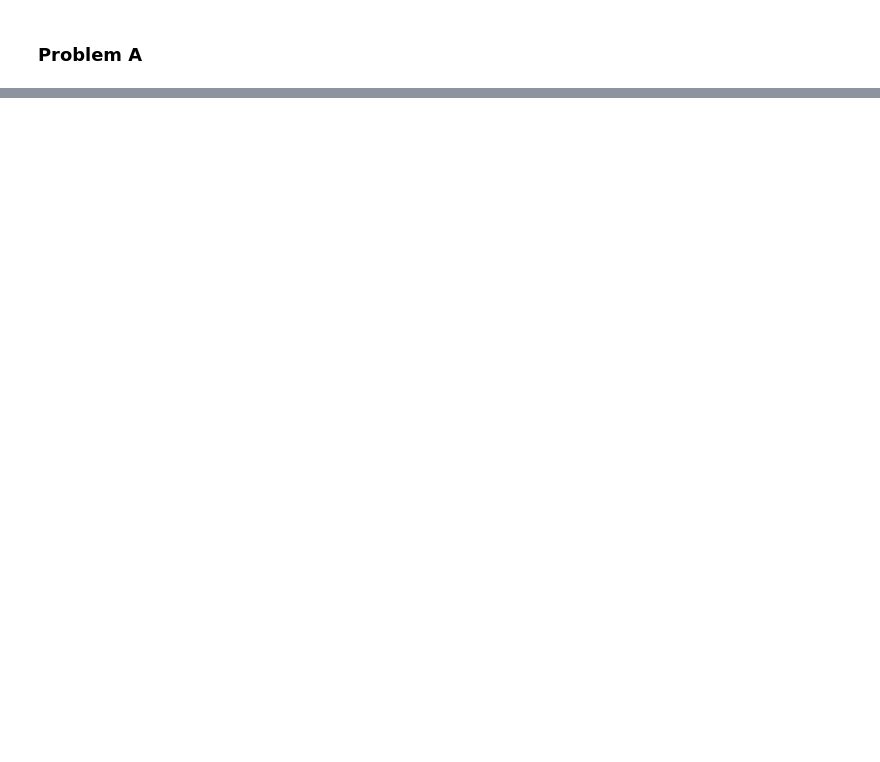
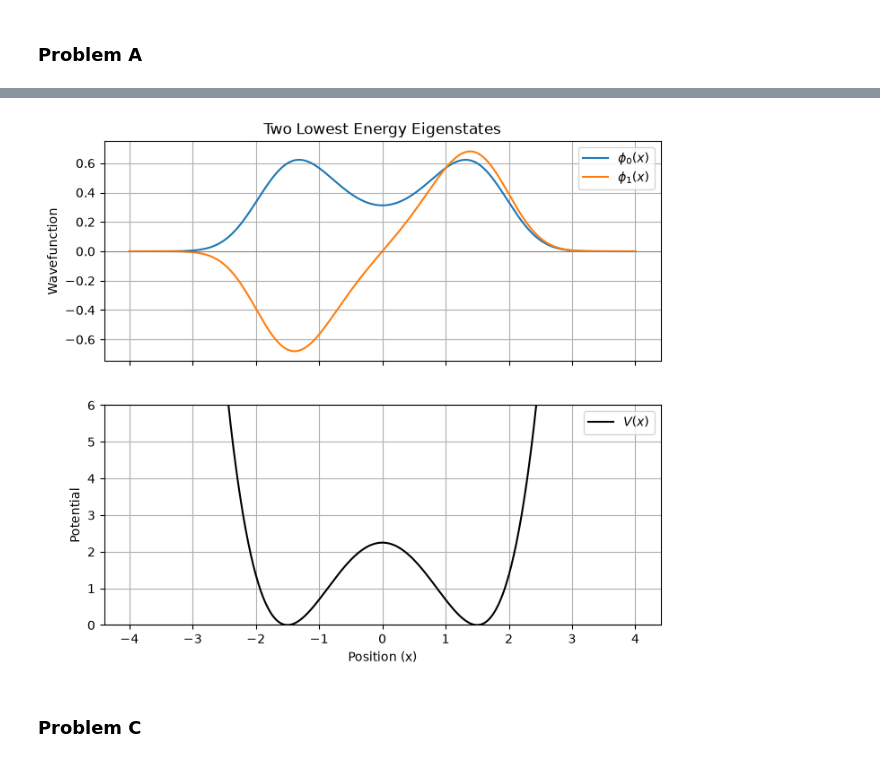
Before and after one commit to amanpalanati/phys142, a Jupyter notebook: assignments/assignment2/assignment2.ipynb, the cells around one changed output, grey strips where cells are left out. Drawn from its saved outputs; the diff is of its cells as text; code cells hidden in the pictures; blank space fills up the shorter version.

Commit message:
Complete problem B

```diff
--- a/assignments/assignment2/assignment2.ipynb
+++ b/assignments/assignment2/assignment2.ipynb
@@ -56,0 +230,26 @@ def func_K(x_a, x_b, dt, alpha):
+# %%
+fig, (ax1, ax2) = plt.subplots(
+    2, 1, figsize=(8, 7), sharex=True
+)
+
+# Eigenfunctions
+ax1.plot(x, phi0, label=r"$\phi_0(x)$")
+ax1.plot(x, phi1, label=r"$\phi_1(x)$")
+ax1.axhline(0, color="gray", linewidth=0.7)
+ax1.set(ylabel="Wavefunction",
+        title="Two Lowest Energy Eigenstates")
+ax1.legend()
+ax1.grid(True)
+
+# Potential
+ax2.plot(x, V(x, ALPHA), color="black", label=r"$V(x)$")
+ax2.set(xlabel="Position (x)", ylabel="Potential",
+        ylim=(0, 6))
+ax2.legend()
+ax2.grid(True)
+
+plt.show()
+# %% [output]
+[figure, added]
+# %% [markdown]
+### Problem C
```
Also changed, not shown: parts of 8 cells of this notebook, 2 other files.
